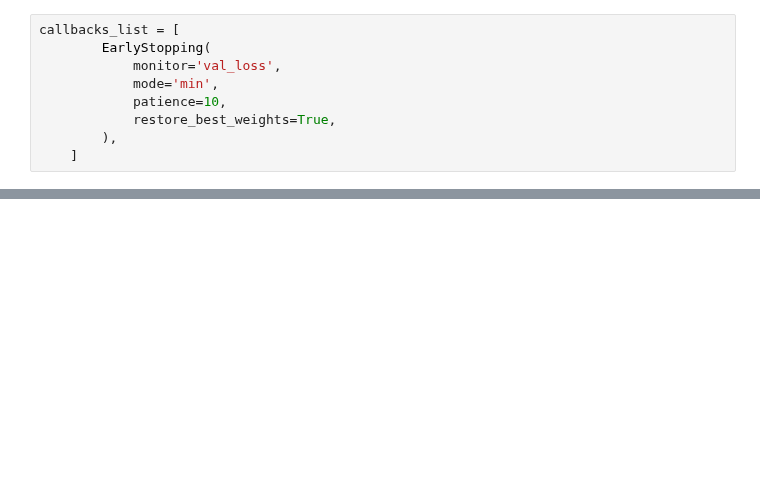
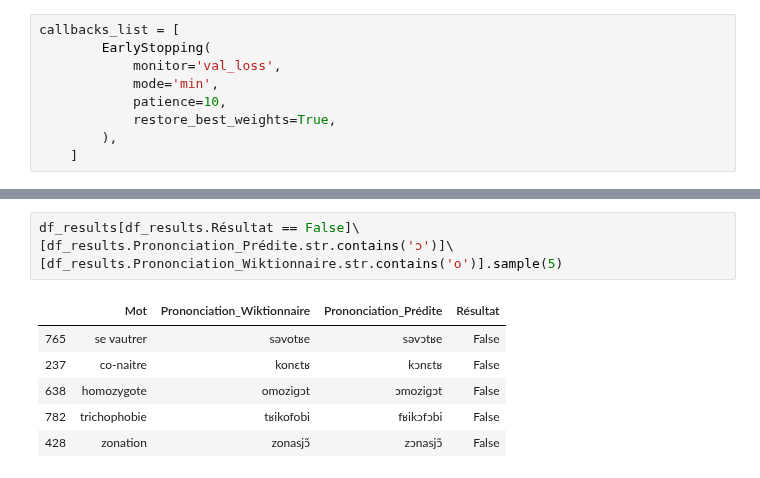
Before and after one commit to marxav/hello-world, a Jupyter notebook: wav2phonemes.ipynb, the cells around one changed output, grey strips where cells are left out. Drawn from its saved outputs; the diff is of its cells as text; blank space fills up the shorter version.

```diff
--- a/wav2phonemes.ipynb
+++ b/wav2phonemes.ipynb
@@ -927,0 +977,11 @@ plt.show()
+# %%
+df_results[df_results.Résultat == False]\
+[df_results.Prononciation_Prédite.str.contains('ɔ')]\
+[df_results.Prononciation_Wiktionnaire.str.contains('o')].sample(5)
+# %% [output]
+|  | Mot | Prononciation_Wiktionnaire | Prononciation_Prédite | Résultat |
+| 765 | se vautrer | səvotʁe | səvɔtʁe | False |
+| 237 | co-naitre | konɛtʁ | kɔnɛtʁ | False |
+| 638 | homozygote | omoziɡɔt | ɔmoziɡɔt | False |
+| 782 | trichophobie | tʁikofobi | fʁikɔfɔbi | False |
+| 428 | zonation | zonasjɔ̃ | zɔnasjɔ̃ | False |
```
Also changed, not shown: parts of 28 cells of this notebook.
